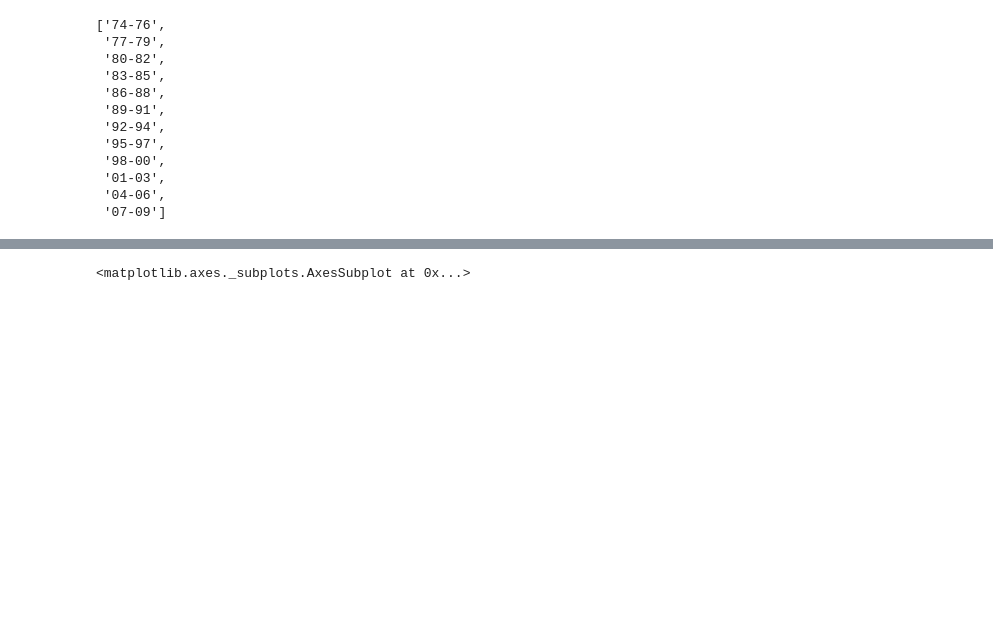
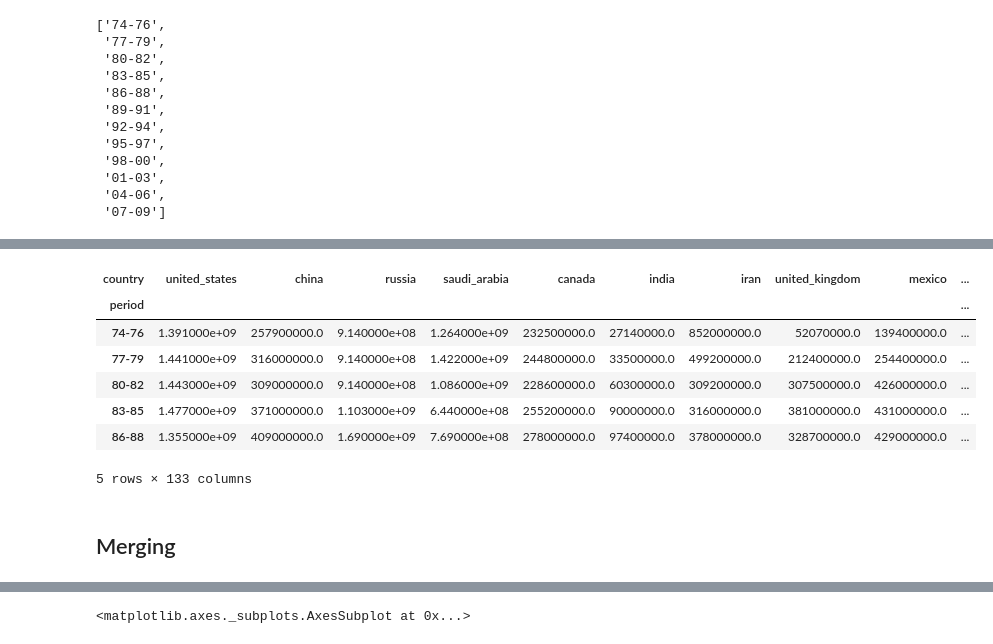
Before and after one commit to reneang17/data-analyst, a Jupyter notebook: gapminder_energy/gapminder_energy_production.ipynb, the cells around one changed output, grey strips where cells are left out. Saved outputs shown, nothing was run; the diff lists cells and outputs as text; code cells hidden in the pictures; blank space fills up the shorter version.

```diff
--- a/gapminder_energy/gapminder_energy_production.ipynb
+++ b/gapminder_energy/gapminder_energy_production.ipynb
@@ -232,0 +181,24 @@ df.loc['United States'].plot()
+# %%
+def handling_new_countries(df_0):
+    df= df_0[df_0!=0] # replacing 0's with NaNs
+    for i in df.columns:
+        aux = df[i].min()
+        df[i].fillna(aux, inplace=True) # replacing NaNs with country min
+    return df
+# %%
+df_total = handling_new_countries(df_total)
+df_oil = handling_new_countries(df_oil)
+df_gas = handling_new_countries(df_gas)
+# %%
+df_oil.head()
+# %% [output]
+| country | united_states | china | russia | saudi_arabia | canada | india | iran | united_kingdom | mexico | ... |
+| period |  |  |  |  |  |  |  |  |  | ... |
+| 74-76 | 1.391000e+09 | 257900000.0 | 9.140000e+08 | 1.264000e+09 | 232500000.0 | 27140000.0 | 852000000.0 | 52070000.0 | 139400000.0 | ... |
+| 77-79 | 1.441000e+09 | 316000000.0 | 9.140000e+08 | 1.422000e+09 | 244800000.0 | 33500000.0 | 499200000.0 | 212400000.0 | 254400000.0 | ... |
+| 80-82 | 1.443000e+09 | 309000000.0 | 9.140000e+08 | 1.086000e+09 | 228600000.0 | 60300000.0 | 309200000.0 | 307500000.0 | 426000000.0 | ... |
+| 83-85 | 1.477000e+09 | 371000000.0 | 1.103000e+09 | 6.440000e+08 | 255200000.0 | 90000000.0 | 316000000.0 | 381000000.0 | 431000000.0 | ... |
+| 86-88 | 1.355000e+09 | 409000000.0 | 1.690000e+09 | 7.690000e+08 | 278000000.0 | 97400000.0 | 378000000.0 | 328700000.0 | 429000000.0 | ... |
+5 rows × 133 columns
+# %% [markdown]
+## Merging
```
Also changed, not shown: parts of 24 cells of this notebook.
